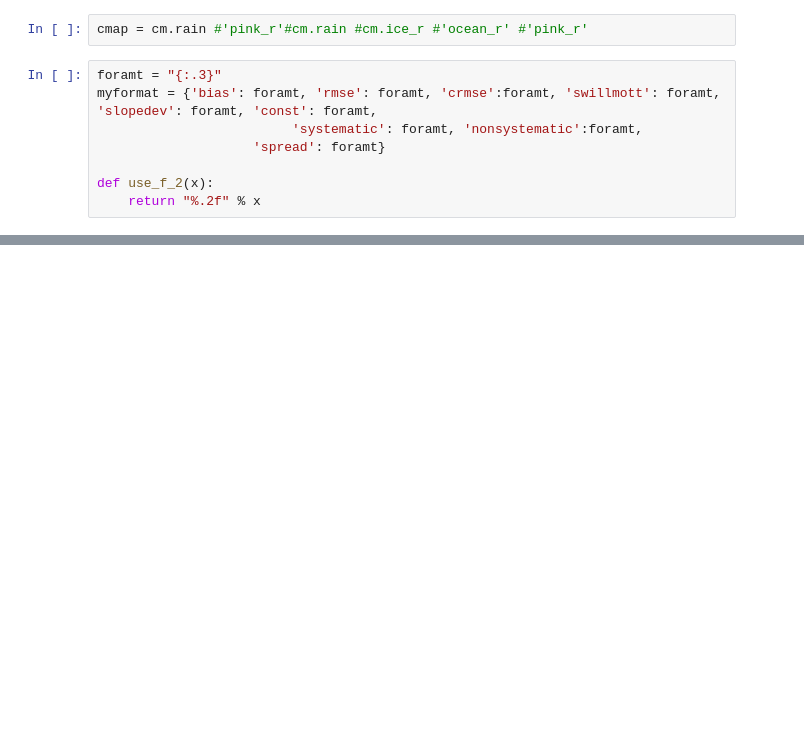
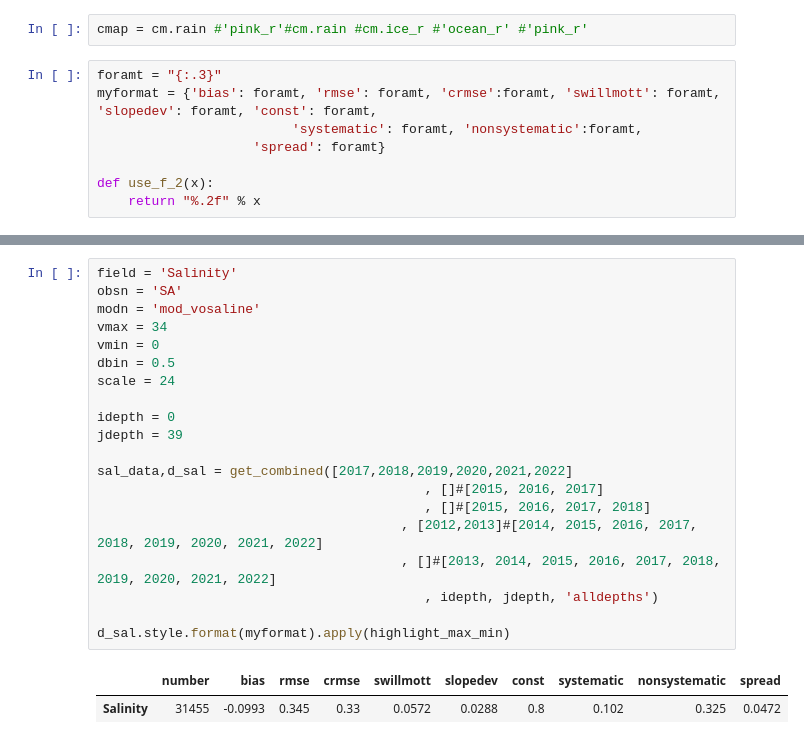
Before and after one commit to SalishSeaCast/analysis-camryn, a Jupyter notebook: notebooks/model_evals/model_eval.ipynb, the cells around one changed output, grey strips where cells are left out. Cells and saved outputs as stored; diff of their text form; blank space fills up the shorter version.

```diff
--- a/notebooks/model_evals/model_eval.ipynb
+++ b/notebooks/model_evals/model_eval.ipynb
@@ -320,0 +309,23 @@ def get_combined(years, years_psf, years_pug, years_onc, years_ferry, idepth, jd
+# %%
+field = 'Salinity'
+obsn = 'SA'
+modn = 'mod_vosaline'
+vmax = 34
+vmin = 0
+dbin = 0.5
+scale = 24
+
+idepth = 0
+jdepth = 39
+
+sal_data,d_sal = get_combined([2017,2018,2019,2020,2021,2022]
+                                          , []#[2015, 2016, 2017]
+                                          , []#[2015, 2016, 2017, 2018]
+                                       , [2012,2013]#[2014, 2015, 2016, 2017, 2018, 2019, 2020, 2021, 2022]
+                                       , []#[2013, 2014, 2015, 2016, 2017, 2018, 2019, 2020, 2021, 2022]
+                                          , idepth, jdepth, 'alldepths')
+
+d_sal.style.format(myformat).apply(highlight_max_min)
+# %% [output]
+|  | number | bias | rmse | crmse | swillmott | slopedev | const | systematic | nonsystematic | spread |
+| Salinity | 31455 | -0.0993 | 0.345 | 0.33 | 0.0572 | 0.0288 | 0.8 | 0.102 | 0.325 | 0.0472 |
```
Also changed, not shown: parts of 9 cells of this notebook.
